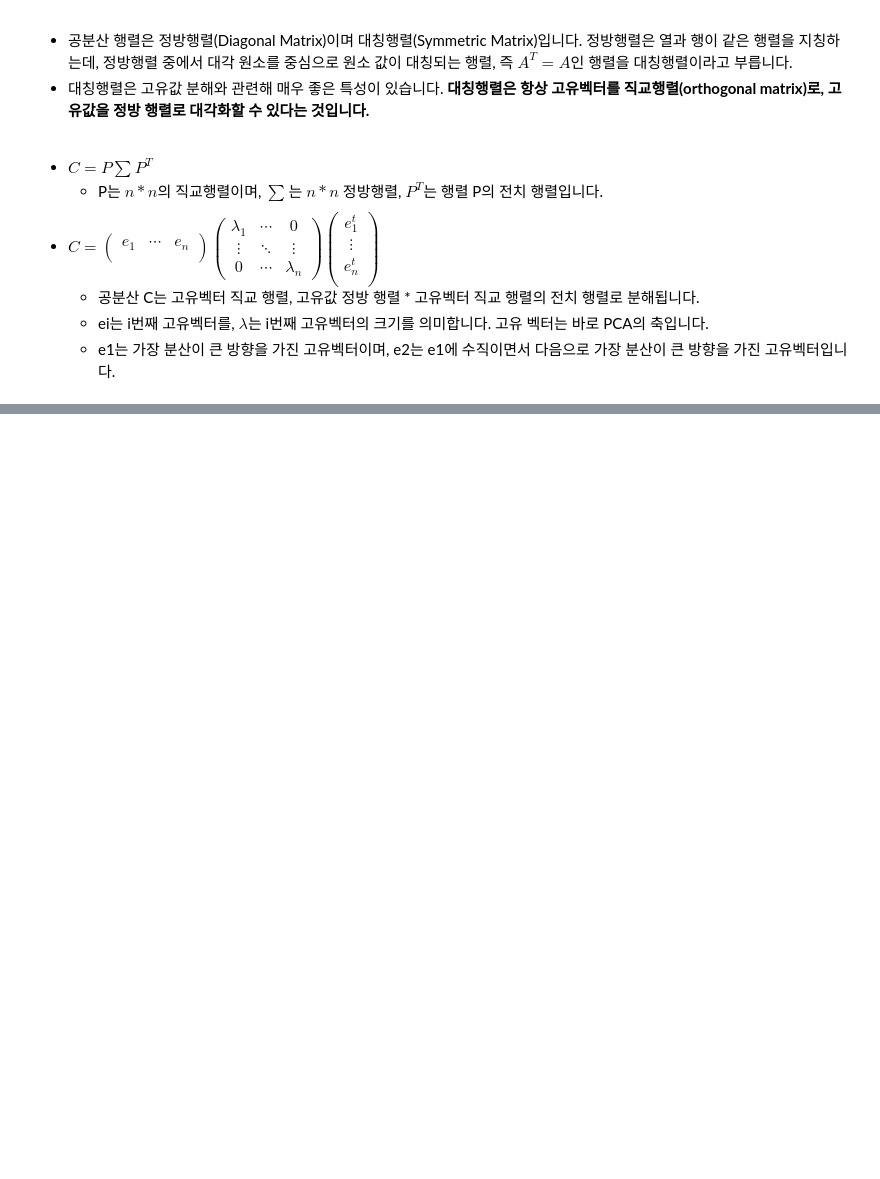
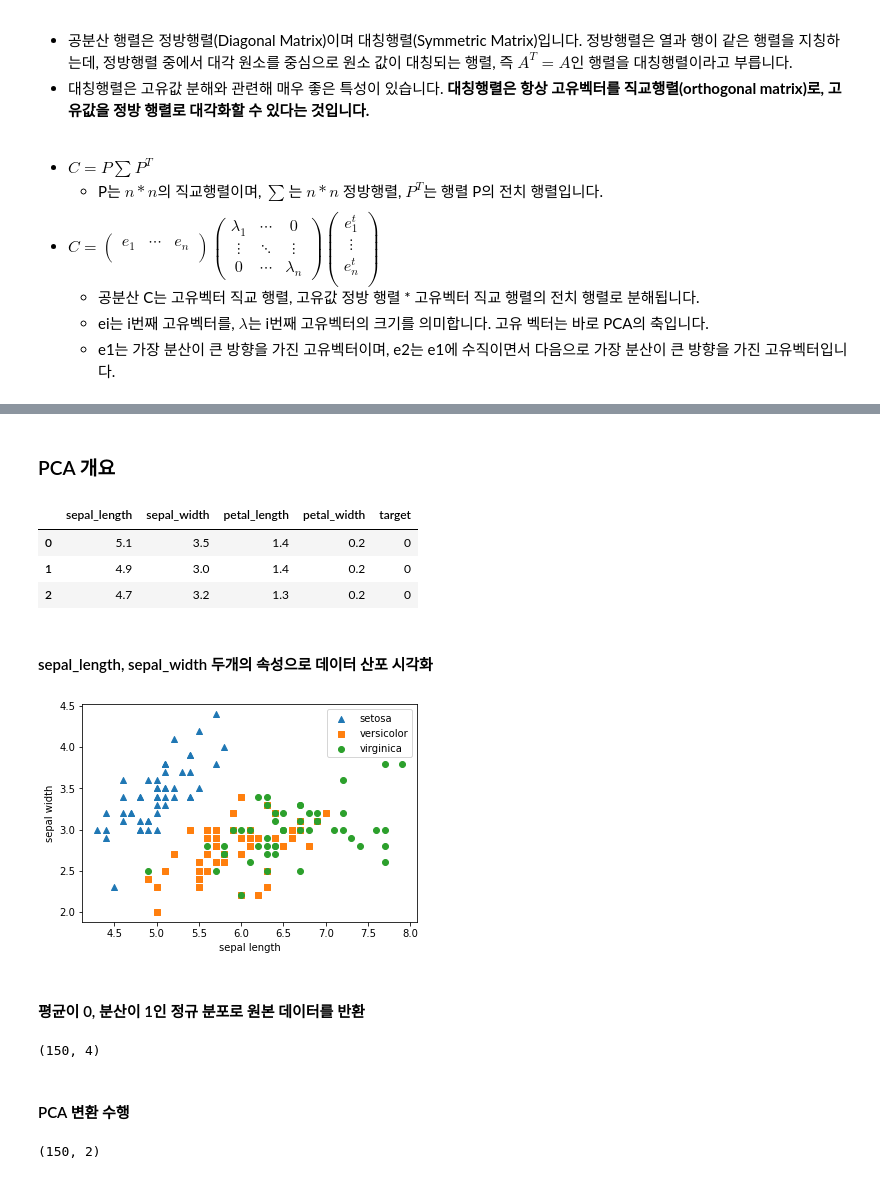
Before and after one commit to 201411096/study_AI, a Jupyter notebook: lectures/2_파이썬 머신러닝 완벽 가이드/6_차원 축소(Dimension Reduction)/2_PCA(Principal Component Analysis).ipynb, the cells around one changed output, grey strips where cells are left out. Saved outputs shown, nothing was run; the diff lists cells and outputs as text; code cells hidden in the pictures; blank space fills up the shorter version.

```diff
--- a/lectures/2_파이썬 머신러닝 완벽 가이드/6_차원 축소(Dimension Reduction)/2_PCA(Principal Component Analysis).ipynb
+++ b/lectures/2_파이썬 머신러닝 완벽 가이드/6_차원 축소(Dimension Reduction)/2_PCA(Principal Component Analysis).ipynb
@@ -64,0 +80,42 @@
+# %% [markdown]
+### PCA 개요
+# %%
+from sklearn.datasets import load_iris
+import pandas as pd
+import matplotlib.pyplot as plt
+%matplotlib inline
+
+# 사이킷런 내장 데이터 셋 API 호출
+iris = load_iris()
+
+# 넘파이 데이터 셋을 Pandas DataFrame으로 변환
+columns = ['sepal_length', 'sepal_width', 'petal_length', 'petal_width']
+
+irisDF = pd.DataFrame(iris.data, columns=columns)
+irisDF['target'] = iris.target
+irisDF.head(3)
+# %% [output]
+|  | sepal_length | sepal_width | petal_length | petal_width | target |
+| 0 | 5.1 | 3.5 | 1.4 | 0.2 | 0 |
+| 1 | 4.9 | 3.0 | 1.4 | 0.2 | 0 |
+| 2 | 4.7 | 3.2 | 1.3 | 0.2 | 0 |
+# %% [markdown]
+#### sepal_length, sepal_width 두개의 속성으로 데이터 산포 시각화
+# %%
+# setosa는 세모, versicolor는 네모, virginica는 동그라미로 표현
+markers = ['^', 's', 'o']
+
+# setosa의 target값은 0, versicolor는 1, virginica는 2, 각 target 별로 다른 shape으로 scatter plot
+for i, marker in enumerate(markers):
+    x_axis_data = irisDF[irisDF['target']==i]['sepal_length']
+    y_axis_data = irisDF[irisDF['target']==i]['sepal_width']
+    plt.scatter(x_axis_data, y_axis_data, marker=marker, label=iris.target_names[i])
+
+plt.legend()
+plt.xlabel('sepal length')
+plt.ylabel('sepal width')
+plt.show()
+# %% [output]
+[figure, added]
+# %% [markdown]
+#### 평균이 0, 분산이 1인 정규 분포로 원본 데이터를 반환
@@ -64,0 +126,21 @@
+# %%
+iris_scaled.shape
+# %% [output]
+(150, 4)
+# %% [markdown]
+#### PCA 변환 수행
+# %%
+from sklearn.decomposition import PCA
+
+pca = PCA(n_components=2)
+
+# fit()과 transform()를 호출하여 PCA 변환 데이터 반환
+pca.fit(iris_scaled)
+iris_pca = pca.transform(iris_scaled)
+
+# iris_scaled.shape : (150, 4)
+# iris_pca.shape : (150, 2)
+
+print(iris_pca.shape)
+# %% [output]
+(150, 2)
```
Also changed, not shown: parts of 14 cells of this notebook.
